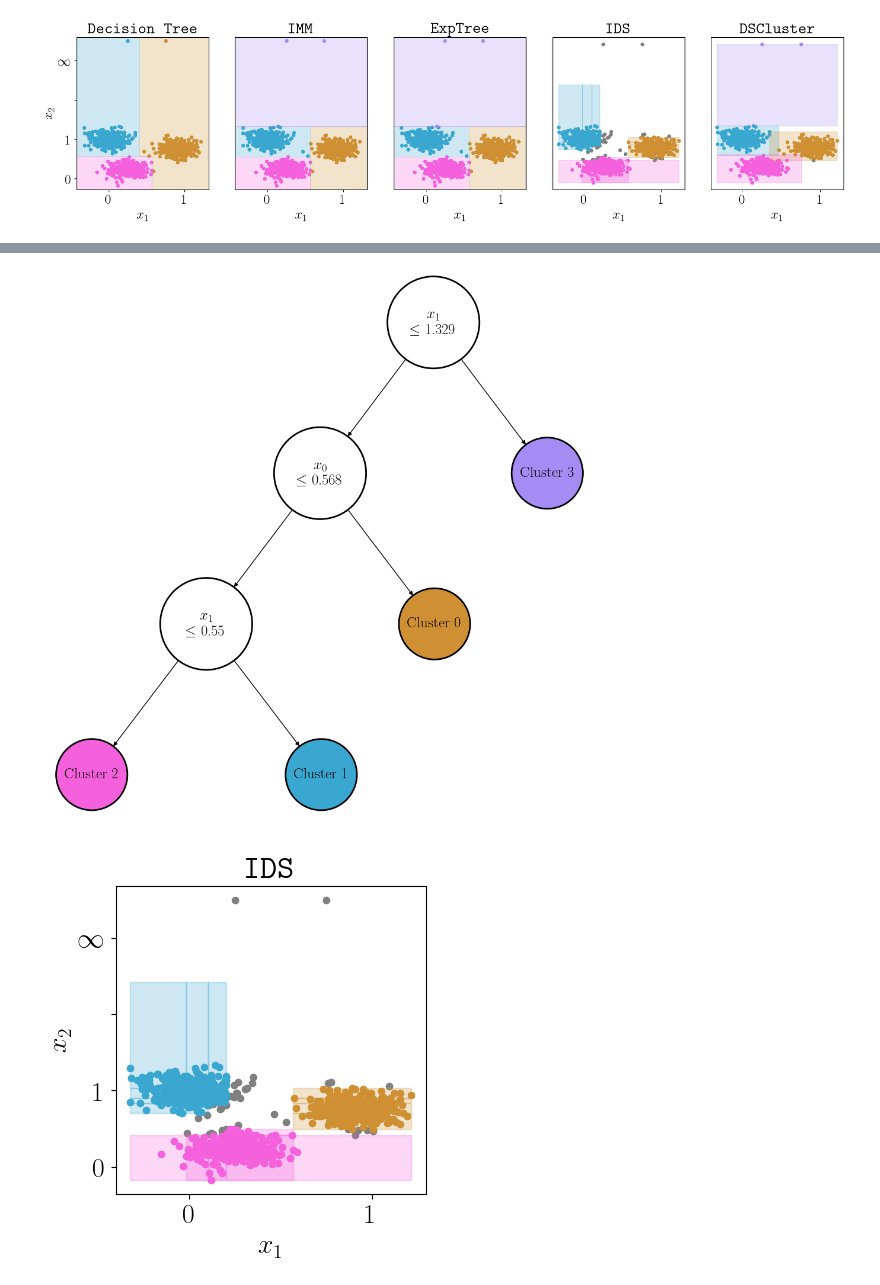
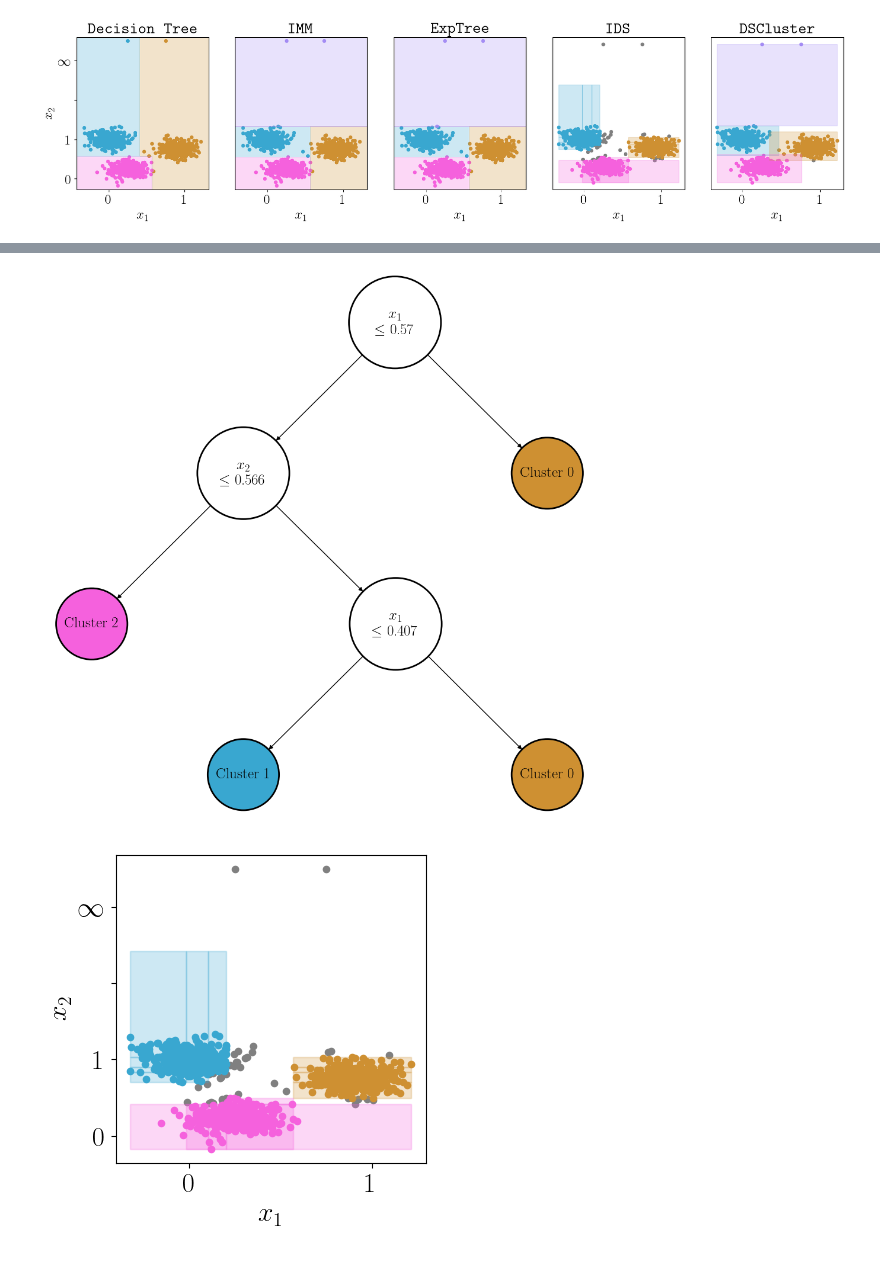
Before and after one commit to kevinqnb/interpretable-clustering, a Jupyter notebook: examples/examples.ipynb, the cells around one changed output, grey strips where cells are left out. Drawn from its saved outputs; the diff is of its cells as text; code cells hidden in the pictures.

Commit message:
figures and examples

```diff
--- a/examples/examples.ipynb
+++ b/examples/examples.ipynb
@@ -451,4 +452,7 @@ kmeans_labels = labels_format(kmeans.labels_)
 kmeans_assignment = labels_to_assignment(kmeans_labels, n_labels = k)
+# %%
+kmeans_labels_ = kmeans.labels_
+kmeans_labels = labels_format(kmeans_labels_)
 # %%
 fig,ax = plt.subplots(figsize = (4,4), dpi = 100)
 uni_labels = np.unique(kmeans.labels_)
@@ -608,19 +613,22 @@ plt.savefig("../figures/examples/counter_example.png", bbox_inches = 'tight', dp
 # %% [output]
 [figure]
 # %%
-algname = "imm"
-alg = imm_tree
-alg_labels = imm_labels_
-title = r"\texttt{IMM}"
+algname = "ids"
+alg = ids_set
+alg_labels = ids_set_labels_
+title = r"\texttt{ExpTree}"
 
 fig,ax = plt.subplots(figsize = (5,5), dpi = 100)
 
-# Decision Tree
 uni_labs = np.unique(alg_labels)
 for l in uni_labs:
     idx = np.where(alg_labels == l)[0]
     ax.scatter(data[idx,0], data[idx,1], color = color_dict[l], s = 20)
 plot_decision_boundaries(alg, data, color_dict, ax = ax, resolution = 1000, label_array = False)
+
+# Mark misclassified points
+#misclassified = np.where(alg_labels != kmeans_labels_)[0]
+#ax.scatter(data[misclassified,0], data[misclassified,1], facecolors = 'none', edgecolors = 'red', s = 100, linewidths = 1.5)
 
 y_tick_locations = [0, 1, 2, 3]
 y_tick_labels = ['0', '1', '', r'$\infty$']
@@ -629,5 +637,5 @@ ax.set_yticklabels(y_tick_labels)
 ax.set_xlabel(r'$x_1$')
 ax.set_ylabel(r'$x_2$')
 #ax.set_title(title)
-plt.savefig("../figures/examples/outliers/" + algname + ".png", bbox_inches = 'tight', dpi = 300)
+#plt.savefig("../figures/examples/outliers/" + algname + ".png", bbox_inches = 'tight', dpi = 300)
 # %% [output]
@@ -636,31 +645,32 @@ plt.savefig("../figures/examples/outliers/" + algname + ".png", bbox_inches = 't
 draw_tree(
     root = alg.root,
     color_dict = color_dict,
+    feature_labels = [r'$x_1$', r'$x_2$'],
     output_file = "../figures/examples/outliers/" + algname + "_rules.png"
 )
 # %% [output]
-[figure, old version]
+[figure, new version]
 # %%
 algname = "ids"
 alg = ids_set
 alg_labels = ids_set_labels_
-title = r"\texttt{IDS}"
+#title = r"\texttt{IDS}"
 
 fig,ax = plt.subplots(figsize = (4,4), dpi = 100)
 
 uni_labs = np.unique(alg_labels)
 for l in uni_labs:
     idx = np.where(alg_labels == l)[0]
     ax.scatter(data[idx,0], data[idx,1], color = color_dict[l], s = 20)
 plot_rule_boxes(alg, data, color_dict, ax)
 
 y_tick_locations = [0, 1, 2, 3]
 y_tick_labels = ['0', '1', '', r'$\infty$']
 ax.set_yticks(y_tick_locations)
 ax.set_yticklabels(y_tick_labels)
 ax.set_xlabel(r'$x_1$')
 ax.set_ylabel(r'$x_2$')
-ax.set_title(title)
+#ax.set_title(title)
 plt.savefig("../figures/examples/outliers/" + algname + ".png", bbox_inches = 'tight', dpi = 300)
 # %% [output]
-[figure, old version]
+[figure, new version]
```
Also changed, not shown: parts of 4 cells of this notebook, 25 other files.
